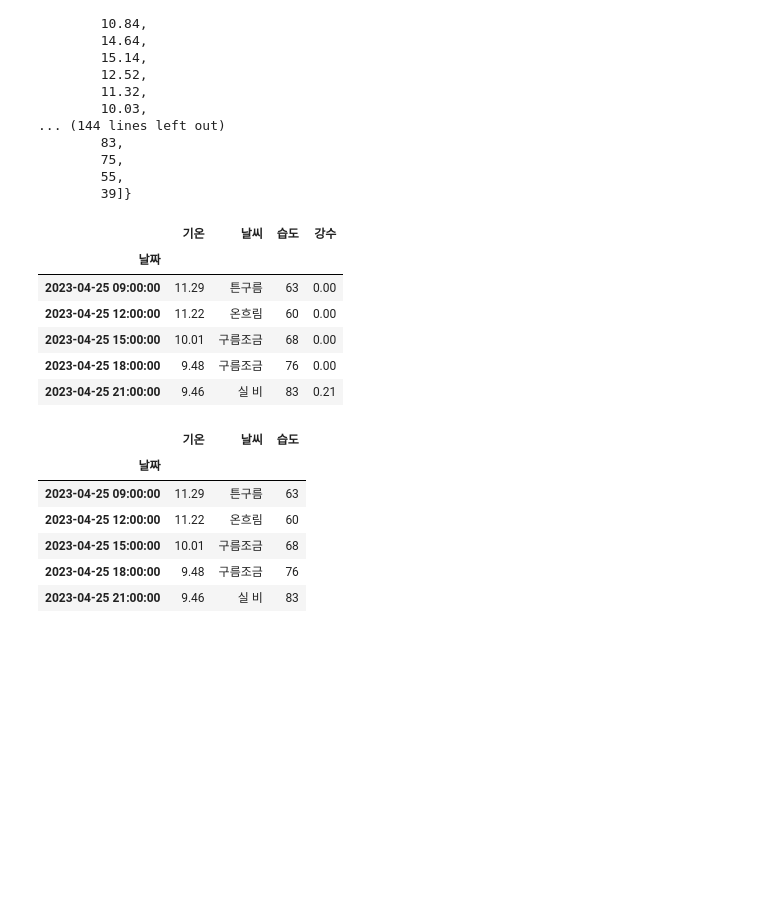
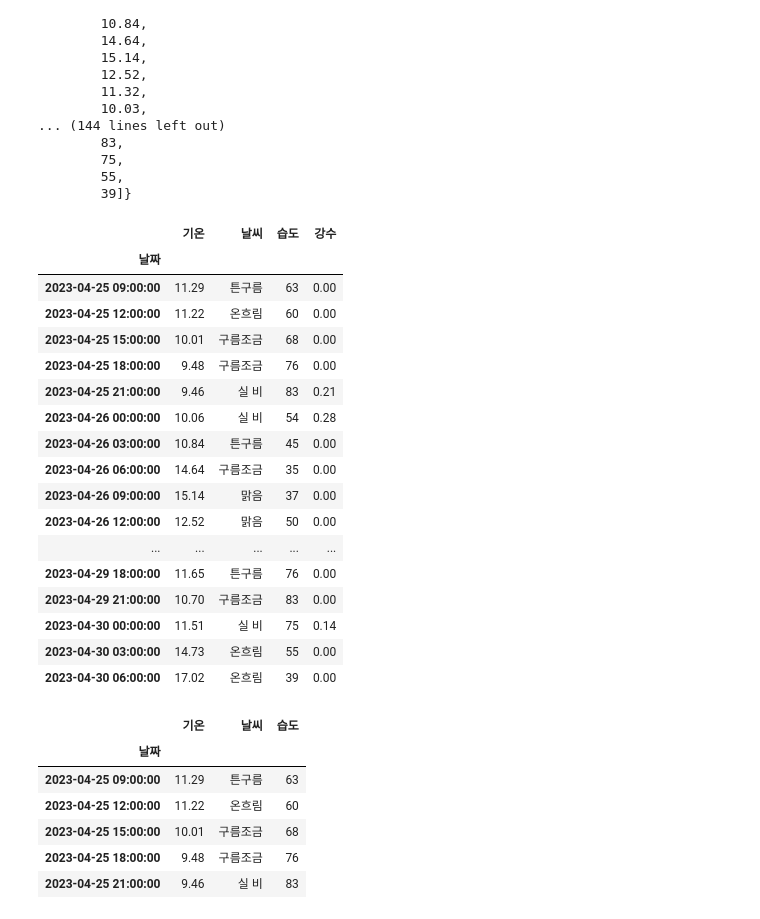
Before and after one commit to keulreobeu/bigdate_student, a Jupyter notebook: jupyter_work_space/redex/using_5day_weather_API.ipynb, the cells around one changed output. Saved outputs shown, nothing was run; the diff lists cells and outputs as text; code cells hidden in the pictures; blank space fills up the shorter version.

```diff
--- a/jupyter_work_space/redex/using_5day_weather_API.ipynb
+++ b/jupyter_work_space/redex/using_5day_weather_API.ipynb
@@ -151,15 +155,26 @@ pprint.pprint(data2)
         39]}
 # %%
 df2 = pd.DataFrame(data3).set_index('날짜')
-df2.head()
+df2
 # %% [output]
 |  | 기온 | 날씨 | 습도 | 강수 |
 | 날짜 |  |  |  |  |
 | 2023-04-25 09:00:00 | 11.29 | 튼구름 | 63 | 0.00 |
 | 2023-04-25 12:00:00 | 11.22 | 온흐림 | 60 | 0.00 |
 | 2023-04-25 15:00:00 | 10.01 | 구름조금 | 68 | 0.00 |
 | 2023-04-25 18:00:00 | 9.48 | 구름조금 | 76 | 0.00 |
 | 2023-04-25 21:00:00 | 9.46 | 실 비 | 83 | 0.21 |
+| 2023-04-26 00:00:00 | 10.06 | 실 비 | 54 | 0.28 |
+| 2023-04-26 03:00:00 | 10.84 | 튼구름 | 45 | 0.00 |
+| 2023-04-26 06:00:00 | 14.64 | 구름조금 | 35 | 0.00 |
+| 2023-04-26 09:00:00 | 15.14 | 맑음 | 37 | 0.00 |
+| 2023-04-26 12:00:00 | 12.52 | 맑음 | 50 | 0.00 |
+| ... | ... | ... | ... | ... |
+| 2023-04-29 18:00:00 | 11.65 | 튼구름 | 76 | 0.00 |
+| 2023-04-29 21:00:00 | 10.70 | 구름조금 | 83 | 0.00 |
+| 2023-04-30 00:00:00 | 11.51 | 실 비 | 75 | 0.14 |
+| 2023-04-30 03:00:00 | 14.73 | 온흐림 | 55 | 0.00 |
+| 2023-04-30 06:00:00 | 17.02 | 온흐림 | 39 | 0.00 |
 # %%
 df = pd.DataFrame(data2).set_index('날짜')
 df.head()
```
Also changed, not shown: parts of 3 cells of this notebook, 8 other files.
